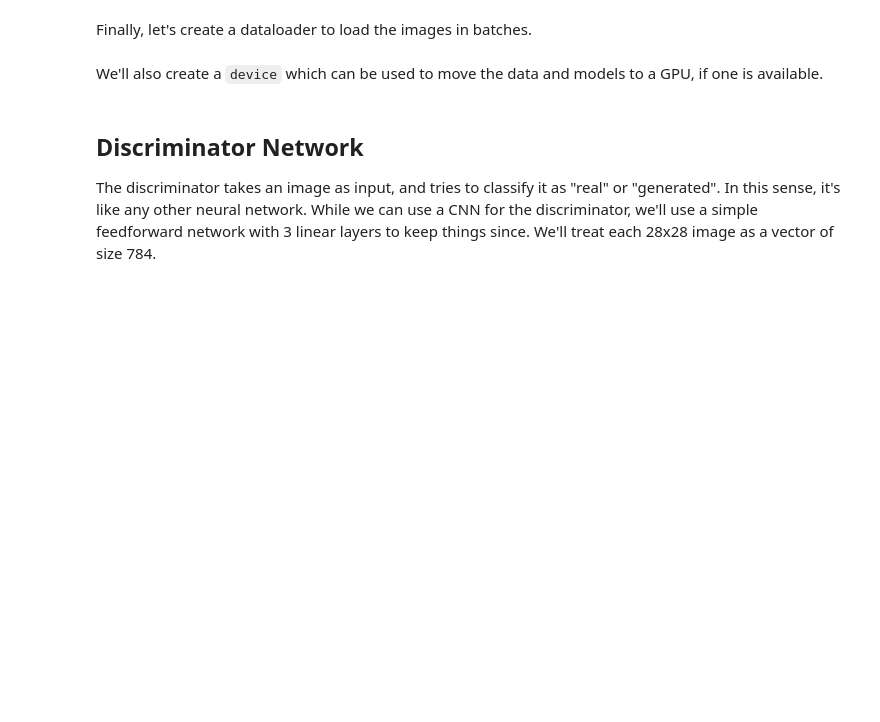
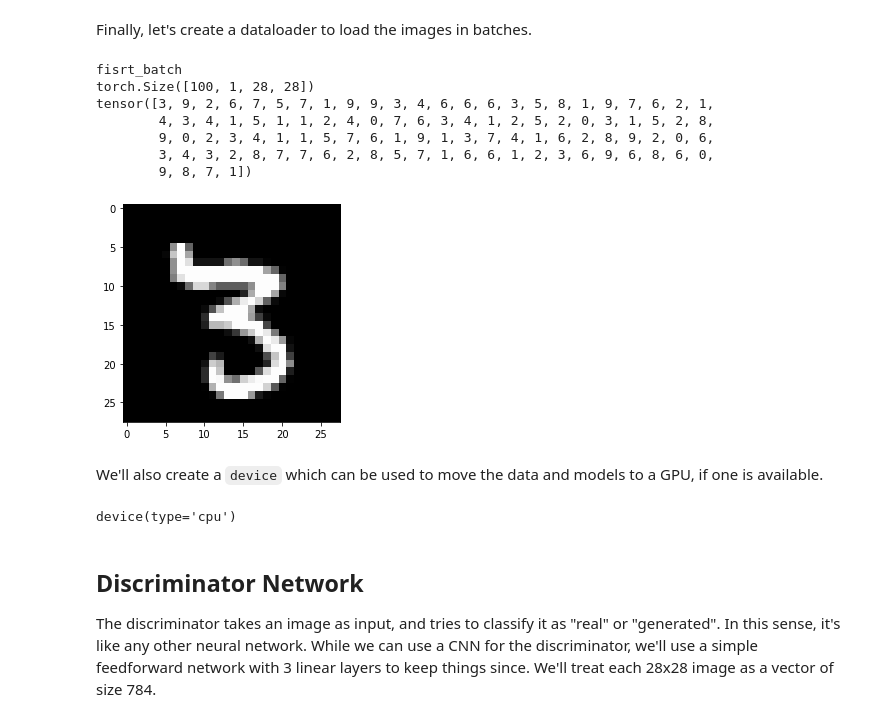
Before and after one commit to romainducrocq/moocs, a Jupyter notebook: freecodecamp/Pytorch_For_Deep_Learning/07-mnist-gan/07-mnist-gan.ipynb, the cells around one changed output. Drawn from its saved outputs; the diff is of its cells as text; code cells hidden in the pictures; blank space fills up the shorter version.

```diff
--- a/freecodecamp/Pytorch_For_Deep_Learning/07-mnist-gan/07-mnist-gan.ipynb
+++ b/freecodecamp/Pytorch_For_Deep_Learning/07-mnist-gan/07-mnist-gan.ipynb
@@ -49,4 +82,25 @@ As expected, the pixel values range from -1 to 1. Let's define a helper to denor
 # %% [markdown]
 Finally, let's create a dataloader to load the images in batches.
+# %%
+from torch.utils.data import DataLoader
+
+batch_size = 100
+data_loader = DataLoader(mnist, batch_size, shuffle=True)
+# %%
+for img_batch, label_batch in data_loader:
+  print('fisrt_batch')
+  print(img_batch.shape)
+  plt.imshow(img_batch[0][0], cmap='gray')
+  print(label_batch)
+  break
+# %% [output]
+fisrt_batch
+torch.Size([100, 1, 28, 28])
+tensor([3, 9, 2, 6, 7, 5, 7, 1, 9, 9, 3, 4, 6, 6, 6, 3, 5, 8, 1, 9, 7, 6, 2, 1,
+        4, 3, 4, 1, 5, 1, 1, 2, 4, 0, 7, 6, 3, 4, 1, 2, 5, 2, 0, 3, 1, 5, 2, 8,
+        9, 0, 2, 3, 4, 1, 1, 5, 7, 6, 1, 9, 1, 3, 7, 4, 1, 6, 2, 8, 9, 2, 0, 6,
+        3, 4, 3, 2, 8, 7, 7, 6, 2, 8, 5, 7, 1, 6, 6, 1, 2, 3, 6, 9, 6, 8, 6, 0,
+        9, 8, 7, 1])
+[figure, added]
 # %% [markdown]
 We'll also create a `device` which can be used to move the data and models to a GPU, if one is available.
@@ -53,3 +110,7 @@ We'll also create a `device` which can be used to move the data and models to a
+# %%
+device
+# %% [output]
+device(type='cpu')
 # %% [markdown]
 ## Discriminator Network
 
```
Also changed, not shown: parts of 34 cells of this notebook, 8 other files.
